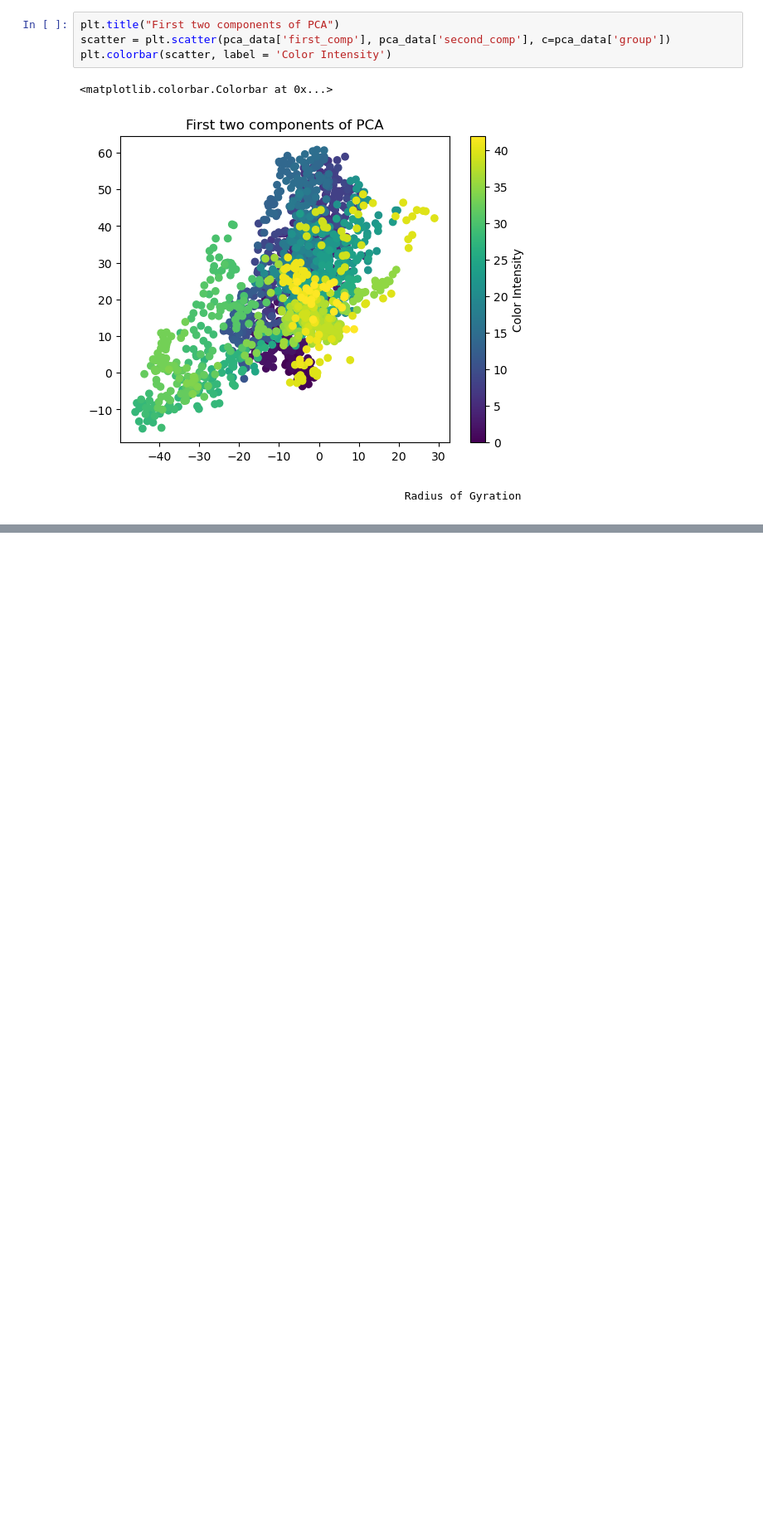
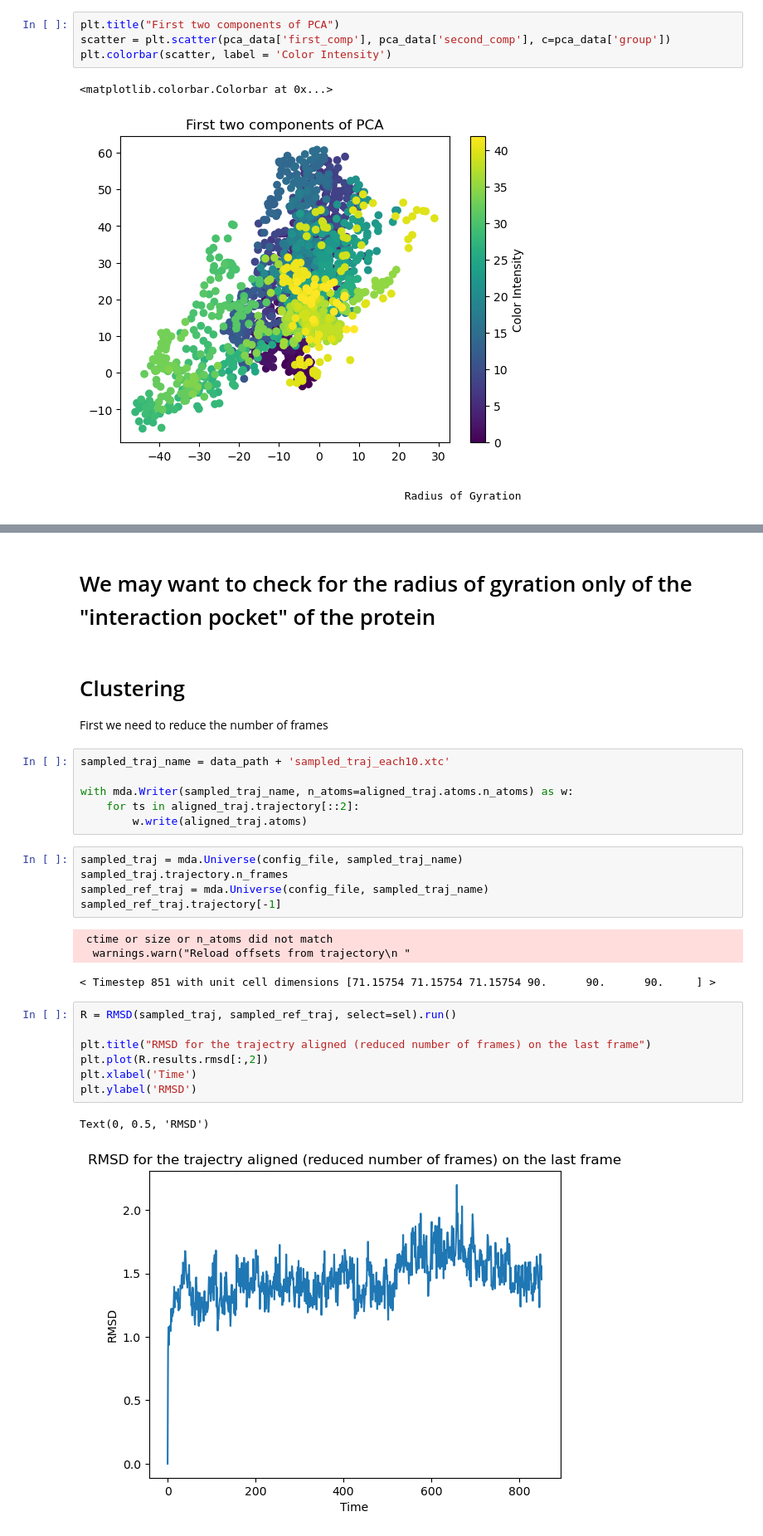
Before and after one commit to gac-uni/cbp_final2, a Jupyter notebook: notebooks/mtx/MD_Analysis_Pipeline_1.0.ipynb, the cells around one changed output, grey strips where cells are left out. Shown at 83% size. Cells and saved outputs as stored; diff of their text form; blank space fills up the shorter version.

Commit message:
further analysis, first try at clustering

```diff
--- a/notebooks/mtx/MD_Analysis_Pipeline_1.0.ipynb
+++ b/notebooks/mtx/MD_Analysis_Pipeline_1.0.ipynb
@@ -206,0 +208,31 @@ toexport_rgyr.to_csv(data_path + "rgyr.csv")
+# %% [markdown]
+# We may want to check for the radius of gyration only of the "interaction pocket" of the protein
+# %% [markdown]
+# Clustering
+
+First we need to reduce the number of frames
+# %%
+sampled_traj_name = data_path + 'sampled_traj_each10.xtc'
+
+with mda.Writer(sampled_traj_name, n_atoms=aligned_traj.atoms.n_atoms) as w:
+    for ts in aligned_traj.trajectory[::2]:
+        w.write(aligned_traj.atoms)
+# %%
+sampled_traj = mda.Universe(config_file, sampled_traj_name)
+sampled_traj.trajectory.n_frames
+sampled_ref_traj = mda.Universe(config_file, sampled_traj_name)
+sampled_ref_traj.trajectory[-1]
+# %% [output]
+ ctime or size or n_atoms did not match
+  warnings.warn("Reload offsets from trajectory\n "
+< Timestep 851 with unit cell dimensions [71.15754 71.15754 71.15754 90.      90.      90.     ] >
+# %%
+R = RMSD(sampled_traj, sampled_ref_traj, select=sel).run()
+
+plt.title("RMSD for the trajectry aligned (reduced number of frames) on the last frame")
+plt.plot(R.results.rmsd[:,2])
+plt.xlabel('Time')
+plt.ylabel('RMSD')
+# %% [output]
+Text(0, 0.5, 'RMSD')
+[figure, added]
```
Also changed, not shown: parts of 11 cells of this notebook, 2 other files.
